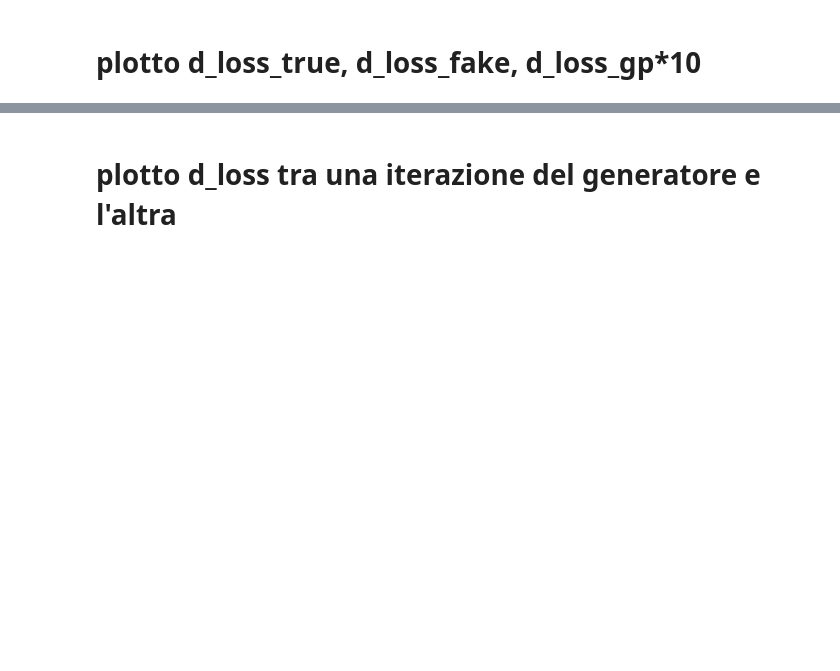
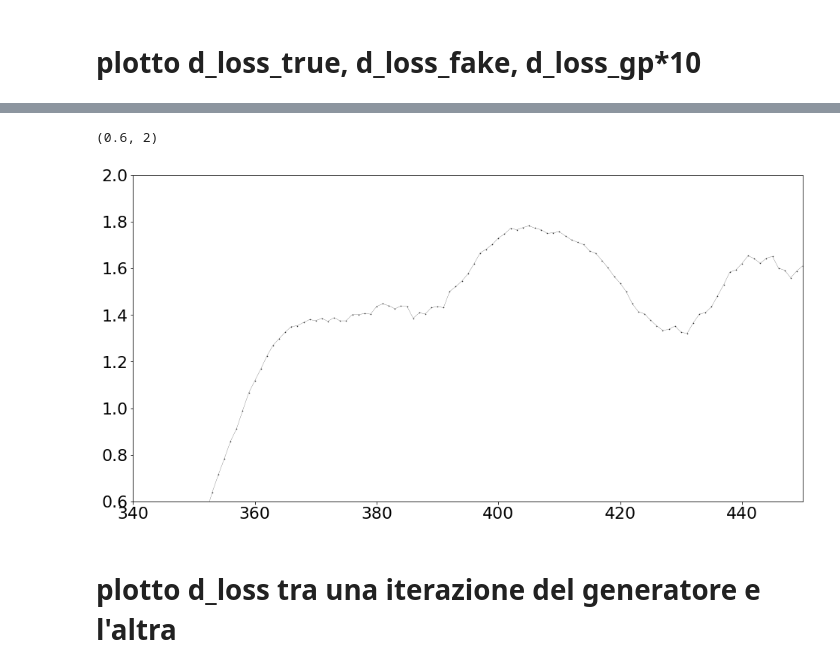
Before and after one commit to scarpma/gaussian, a Jupyter notebook: wgangp/training_analysis.ipynb, the cells around one changed output, grey strips where cells are left out. Drawn from its saved outputs; the diff is of its cells as text; code cells hidden in the pictures; blank space fills up the shorter version.

```diff
--- a/wgangp/training_analysis.ipynb
+++ b/wgangp/training_analysis.ipynb
@@ -62,3 +176,10 @@ plt.show()
+# %%
+plt.plot(trajs[2], **op)
+plt.xlim([340,450])
+plt.ylim([0.6,2])
+# %% [output]
+(0.6, 2)
+[figure, added]
 # %% [markdown]
 # plotto d_loss tra una iterazione del generatore e l'altra
 # %%
```
Also changed, not shown: parts of 7 cells of this notebook, 14 other files.
